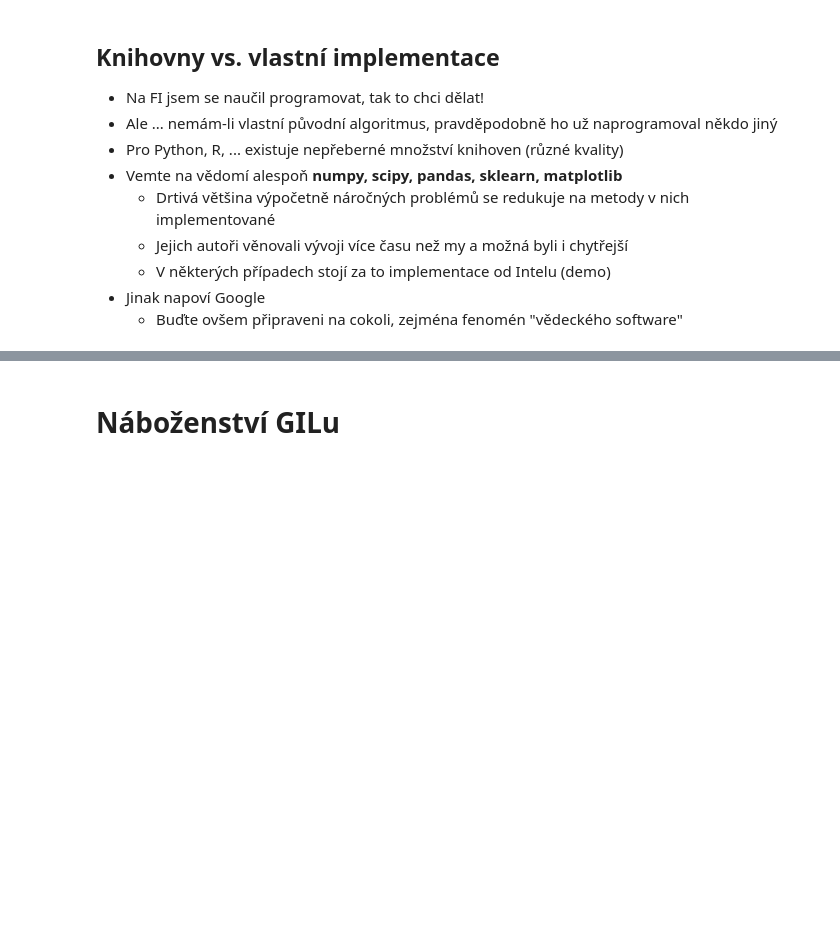
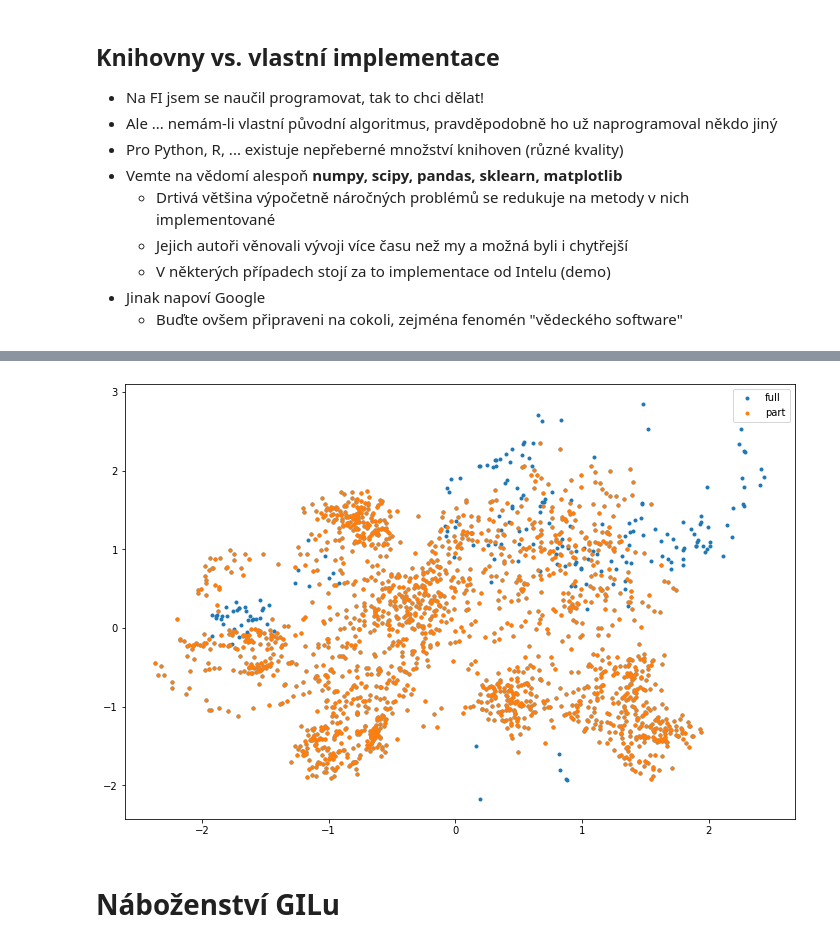
Before and after one commit to ljocha/sitsem21, a Jupyter notebook: interpret.ipynb, the cells around one changed output, grey strips where cells are left out. Cells and saved outputs as stored; diff of their text form; code cells hidden in the pictures; blank space fills up the shorter version.

```diff
--- a/interpret.ipynb
+++ b/interpret.ipynb
@@ -232,0 +235,19 @@ newton(myf,x0,args=freq,fprime=myfprime)
+# %%
+triso = tr[::10]
+nsteps = len(triso)
+neighs = 3
+row,col,dat=([],[],[])
+
+for i in range(nsteps):
+    d = md.rmsd(triso,triso,frame=i)
+    d[range(i+1)] = np.inf
+    for _ in range(neighs):
+        j = np.argmin(d)
+        if d[j] < np.inf:
+            row.append(i)
+            col.append(j)
+            dat.append(d[j])
+            row.append(j)
+            col.append(i)
+            dat.append(d[j])
+            d[j] = np.inf
@@ -232,0 +256,10 @@ newton(myf,x0,args=freq,fprime=myfprime)
+# %%
+%%time
+from scipy.sparse import coo_matrix
+from sklearn.utils.graph_shortest_path import graph_shortest_path
+from sklearn.manifold import MDS
+
+dist = coo_matrix((dat,(row,col)),shape=(nsteps,nsteps))
+sp = graph_shortest_path(dist,directed=False)
+mds = MDS(n_components=2,dissimilarity='precomputed',n_jobs=8)
+emb = mds.fit_transform(sp)
@@ -233,3 +269,11 @@ newton(myf,x0,args=freq,fprime=myfprime)
+# %%
+plt.figure(figsize=(12,8))
+plt.scatter(*emb.transpose(),marker='.',label='full')
+plt.scatter(*emb[:-int(len(emb)*.1)].transpose(),marker='.',label='part')
+plt.legend()
+plt.show()
+# %% [output]
+[figure, added]
 # %% [markdown]
 # Náboženství GILu
 # %% [markdown]
```
Also changed, not shown: parts of 10 cells of this notebook, 3 other files.
